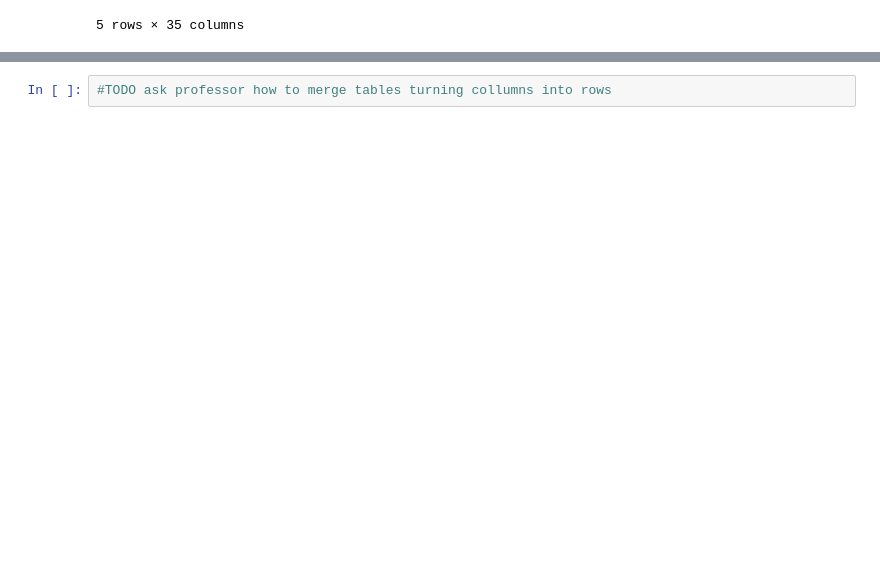
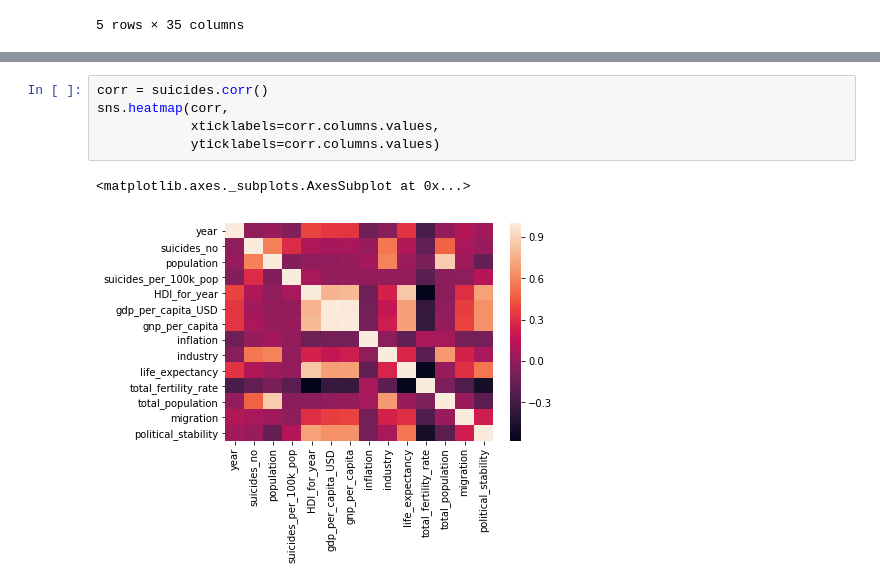
Before and after one commit to MiguelArieiro/WorldSuicideRatesAnalysis, a Jupyter notebook: sgd3.ipynb, the cells around one changed output, grey strips where cells are left out. Cells and saved outputs as stored; diff of their text form; blank space fills up the shorter version.

```diff
--- a/sgd3.ipynb
+++ b/sgd3.ipynb
@@ -94,5 +101,11 @@ KeyError: 'year'
-# %%
-#TODO ask professor how to merge tables turning collumns into rows
+# %%
+corr = suicides.corr()
+sns.heatmap(corr,
+            xticklabels=corr.columns.values,
+            yticklabels=corr.columns.values)
+# %% [output]
+<matplotlib.axes._subplots.AxesSubplot at 0x...>
+[figure, added]
 # %%
 #pd.crosstab(suicides.country, suicides.suicides_no, margins=True)
 SuicidesPerCountry=suicides.groupby(['country']).agg({'suicides_no': 'count'})
```
Also changed, not shown: parts of 5 cells of this notebook.
